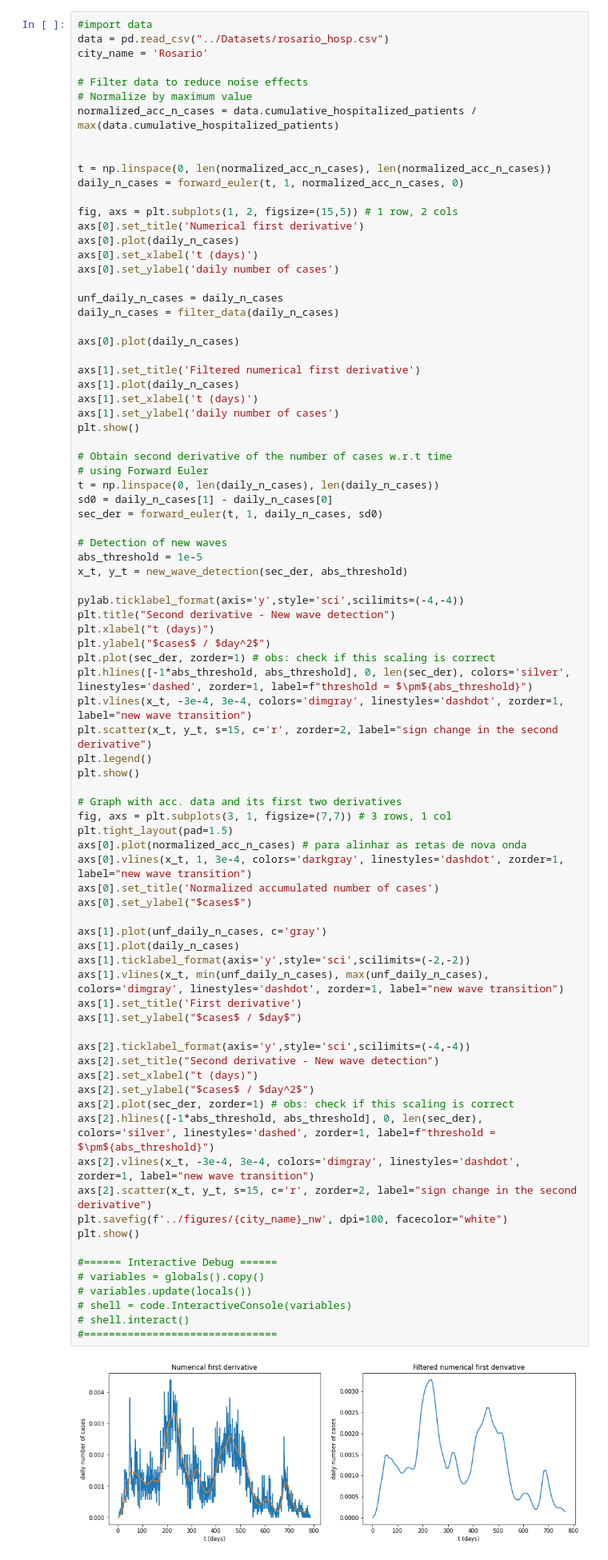
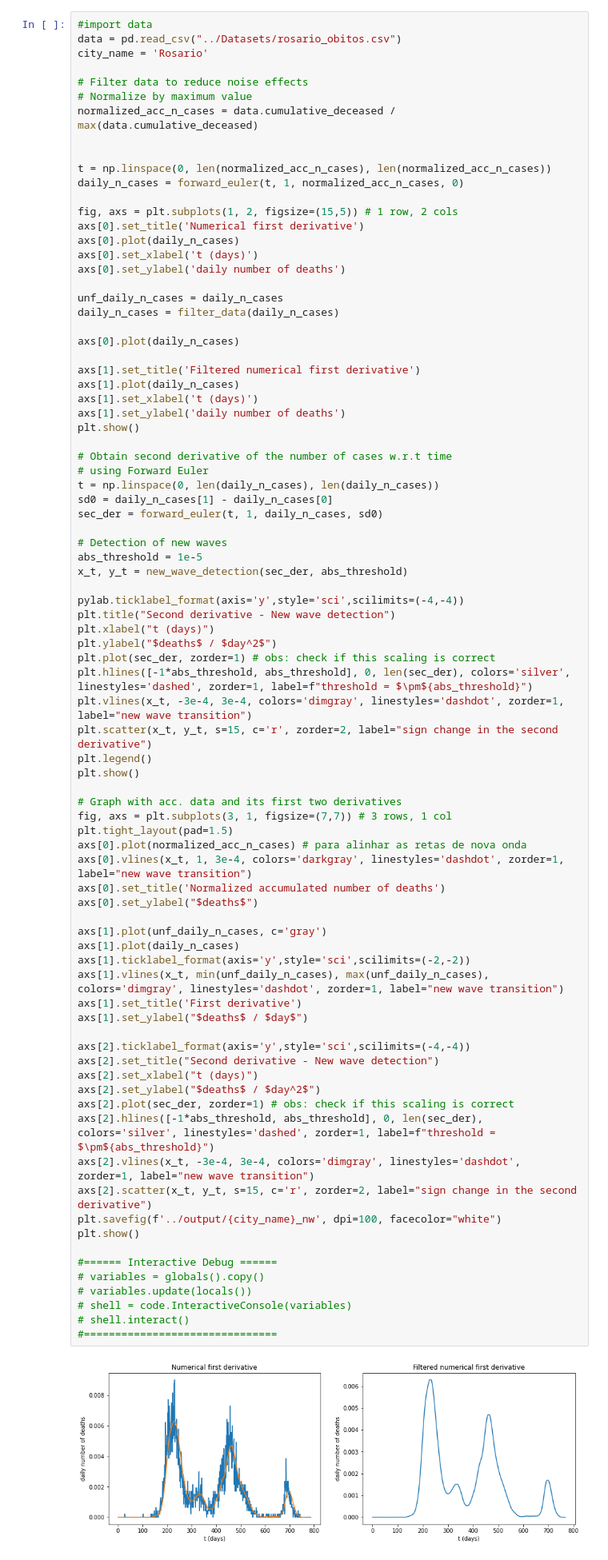
Before and after one commit to fpelogia/epid-models, a Jupyter notebook: Notebooks/new_wave_argentina.ipynb, the cells around one changed output. Shown at 80% size. Drawn from its saved outputs; the diff is of its cells as text.

```diff
--- a/Notebooks/new_wave_argentina.ipynb
+++ b/Notebooks/new_wave_argentina.ipynb
@@ -103,12 +103,12 @@ def new_wave_detection(sec_der, abs_threshold):
 #### Código Principal
 # %%
 #import data
-data = pd.read_csv("../Datasets/rosario_hosp.csv")
+data = pd.read_csv("../Datasets/rosario_obitos.csv")
 city_name = 'Rosario'
 
 # Filter data to reduce noise effects
 # Normalize by maximum value
-normalized_acc_n_cases = data.cumulative_hospitalized_patients / max(data.cumulative_hospitalized_patients)
+normalized_acc_n_cases = data.cumulative_deceased / max(data.cumulative_deceased)
 
 
 t = np.linspace(0, len(normalized_acc_n_cases), len(normalized_acc_n_cases))
@@ -118,7 +118,7 @@ fig, axs = plt.subplots(1, 2, figsize=(15,5)) # 1 row, 2 cols
 axs[0].set_title('Numerical first derivative')
 axs[0].plot(daily_n_cases)
 axs[0].set_xlabel('t (days)')
-axs[0].set_ylabel('daily number of cases')
+axs[0].set_ylabel('daily number of deaths')
 
 unf_daily_n_cases = daily_n_cases
 daily_n_cases = filter_data(daily_n_cases)
@@ -128,7 +128,7 @@ axs[0].plot(daily_n_cases)
 axs[1].set_title('Filtered numerical first derivative')
 axs[1].plot(daily_n_cases)
 axs[1].set_xlabel('t (days)')
-axs[1].set_ylabel('daily number of cases')
+axs[1].set_ylabel('daily number of deaths')
 plt.show()
 
 # Obtain second derivative of the number of cases w.r.t time
@@ -144,7 +144,7 @@ x_t, y_t = new_wave_detection(sec_der, abs_threshold)
 pylab.ticklabel_format(axis='y',style='sci',scilimits=(-4,-4))
 plt.title("Second derivative - New wave detection")
 plt.xlabel("t (days)")
-plt.ylabel("$cases$ / $day^2$")
+plt.ylabel("$deaths$ / $day^2$")
 plt.plot(sec_der, zorder=1) # obs: check if this scaling is correct
 plt.hlines([-1*abs_threshold, abs_threshold], 0, len(sec_der), colors='silver', linestyles='dashed', zorder=1, label=f"threshold = $\pm${abs_threshold}")
 plt.vlines(x_t, -3e-4, 3e-4, colors='dimgray', linestyles='dashdot', zorder=1, label="new wave transition")
@@ -153,36 +153,36 @@ plt.legend()
 plt.show()
 
 # Graph with acc. data and its first two derivatives
 fig, axs = plt.subplots(3, 1, figsize=(7,7)) # 3 rows, 1 col
 plt.tight_layout(pad=1.5)
 axs[0].plot(normalized_acc_n_cases) # para alinhar as retas de nova onda
 axs[0].vlines(x_t, 1, 3e-4, colors='darkgray', linestyles='dashdot', zorder=1, label="new wave transition")
-axs[0].set_title('Normalized accumulated number of cases')
-axs[0].set_ylabel("$cases$")
+axs[0].set_title('Normalized accumulated number of deaths')
+axs[0].set_ylabel("$deaths$")
 
 axs[1].plot(unf_daily_n_cases, c='gray')
 axs[1].plot(daily_n_cases)
 axs[1].ticklabel_format(axis='y',style='sci',scilimits=(-2,-2))
 axs[1].vlines(x_t, min(unf_daily_n_cases), max(unf_daily_n_cases), colors='dimgray', linestyles='dashdot', zorder=1, label="new wave transition")
 axs[1].set_title('First derivative')
-axs[1].set_ylabel("$cases$ / $day$")
+axs[1].set_ylabel("$deaths$ / $day$")
 
 axs[2].ticklabel_format(axis='y',style='sci',scilimits=(-4,-4))
 axs[2].set_title("Second derivative - New wave detection")
 axs[2].set_xlabel("t (days)")
-axs[2].set_ylabel("$cases$ / $day^2$")
+axs[2].set_ylabel("$deaths$ / $day^2$")
 axs[2].plot(sec_der, zorder=1) # obs: check if this scaling is correct
 axs[2].hlines([-1*abs_threshold, abs_threshold], 0, len(sec_der), colors='silver', linestyles='dashed', zorder=1, label=f"threshold = $\pm${abs_threshold}")
 axs[2].vlines(x_t, -3e-4, 3e-4, colors='dimgray', linestyles='dashdot', zorder=1, label="new wave transition")
 axs[2].scatter(x_t, y_t, s=15, c='r', zorder=2, label="sign change in the second derivative")
-plt.savefig(f'../figures/{city_name}_nw', dpi=100, facecolor="white")
+plt.savefig(f'../output/{city_name}_nw', dpi=100, facecolor="white")
 plt.show()
 
 #====== Interactive Debug ======
 # variables = globals().copy()
 # variables.update(locals())
 # shell = code.InteractiveConsole(variables)
 # shell.interact()
 #===============================
 # %% [output]
-[figure, old version]
+[figure, new version]
```
Also changed, not shown: parts of 2 cells of this notebook, 32 other files.
